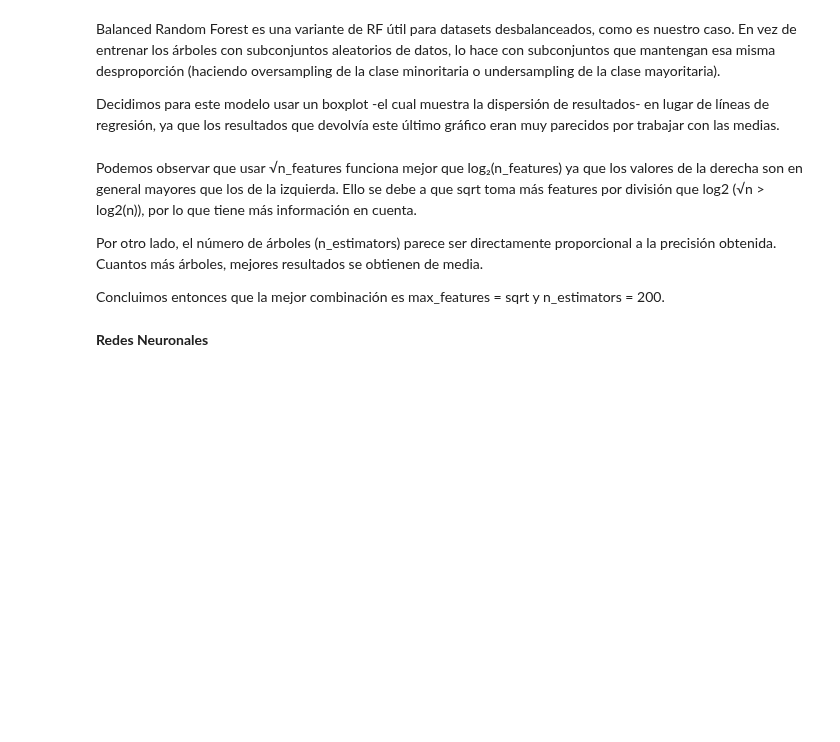
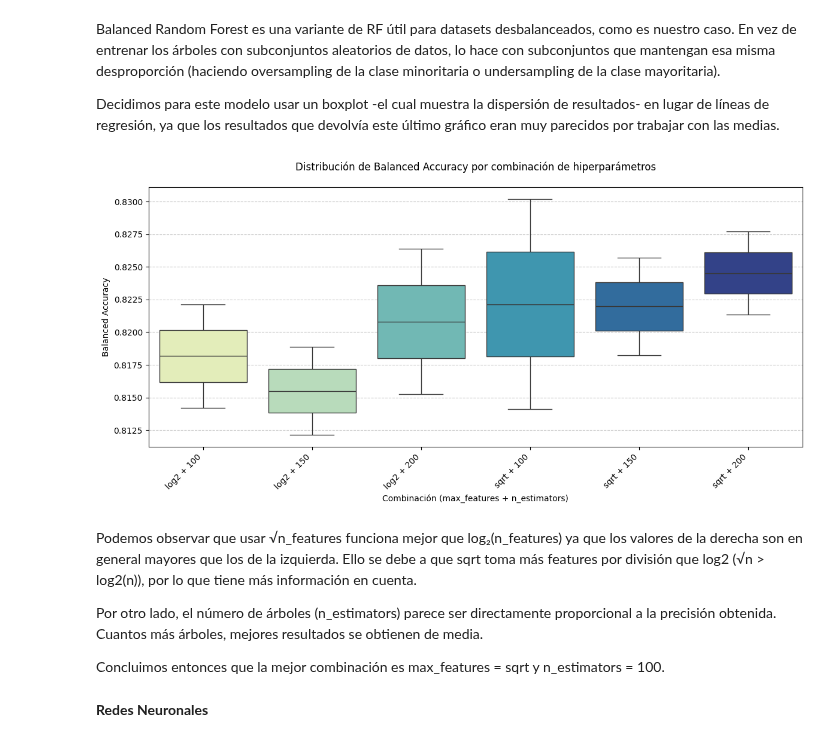
Before and after one commit to kevinMGII/Grupo7-Practica1, a Jupyter notebook: Grupo7_Practica1.ipynb, the cells around one changed output. Saved outputs shown, nothing was run; the diff lists cells and outputs as text; code cells hidden in the pictures; blank space fills up the shorter version.

```diff
--- a/Grupo7_Practica1.ipynb
+++ b/Grupo7_Practica1.ipynb
@@ -820,46 +817,40 @@ Balanced Random Forest es una variante de RF útil para datasets desbalanceados,
 
 Decidimos para este modelo usar un boxplot -el cual muestra la dispersión de resultados- en lugar de líneas de regresión, ya que los resultados que devolvía este último gráfico eran muy parecidos por trabajar con las medias.
 # %%
-import seaborn as sns
-import pandas as pd
-import matplotlib.pyplot as plt
+resultados = pd.DataFrame(gs_brf.cv_results_)                                      # Pasamos los resultados del GridSearchCV a un DataFrame
 
-# Extraemos los resultados del GridSearchCV
-results = pd.DataFrame(gs_brf.cv_results_)
+resultados['param_brf__n_estimators'] = resultados['param_brf__n_estimators'].astype(int)  # Cambiamos el número de árboles a entero
+resultados['param_brf__max_features'] = resultados['param_brf__max_features'].astype(str)  # Cambiamos max_features a string
 
-# Convertimos los hiperparámetros a tipos adecuados
-results['param_brf__n_estimators'] = results['param_brf__n_estimators'].astype(int)
-results['param_brf__max_features'] = results['param_brf__max_features'].astype(str)
+resultados['combinacion_hiperparams'] = resultados['param_brf__max_features'] + " + " + resultados['param_brf__n_estimators'].astype(str)  # Unimos max_features y n_estimators
 
-# Creamos una columna combinada para las categorías del boxplot
-results['combinacion_hiperparams'] = results['param_brf__max_features'] + " + " + results['param_brf__n_estimators'].astype(str)
+resultados = resultados.sort_values(by=['param_brf__max_features', 'param_brf__n_estimators'])   # Ordenamos el DataFrame por los dos hiperparámetros
 
-# Ordenamos las combinaciones para mejor visualización
-results = results.sort_values(by=['param_brf__max_features', 'param_brf__n_estimators'])
-
-# Dibujamos el boxplot
-plt.figure(figsize=(12, 6))
-sns.boxplot(
-    data=results,
-    x='combinacion_hiperparams',
-    y='mean_test_score',
-    palette="YlGnBu"
+plt.figure(figsize=(12, 6))                                                     # Configuramos el tamaño del gráfico
+sns.boxplot(                                                                    # Gráfico de líneas
+    data=resultados,                                                            # Usamos el DataFrame con los resultados del GridSearchCV
+    x='combinacion_hiperparams',                                                # Eje X: combinacion de hiperparams
+    y='mean_test_score',                                                        # Eje Y: puntuacion media
+    hue='combinacion_hiperparams',                                              # Sin esto antes daba warning
+    palette="YlGnBu",                                                           # Colores estándar
+    legend=False                                                                # Ocultamos la leyenda
 )
 
-# Personalizamos el gráfico
-plt.title('Distribución de Balanced Accuracy por combinación de hiperparámetros', pad=20)
-plt.xlabel('Combinación (max_features + n_estimators)')
-plt.ylabel('Balanced Accuracy')
-plt.xticks(rotation=45, ha='right')  # Rotamos las etiquetas para mejor legibilidad
-plt.grid(axis='y', linestyle='--', alpha=0.7)
-plt.tight_layout()
-plt.show()
+plt.title('Distribución de Balanced Accuracy por combinación de hiperparámetros', pad=20)    # Título del gráfico
+plt.xlabel('Combinación (max_features + n_estimators)')                                      # Etiqueta del eje X
+plt.ylabel('Balanced Accuracy')                                                              # Etiqueta del eje X
+plt.xticks(rotation=45, ha='right')                                                          # Rotamos para que se vea mejor
+plt.grid(axis='y', linestyle='--', alpha=0.7)                                                # Cuadrícula personalizada para verlo mejor
+plt.tight_layout()                                                                           # Ajustamos para que no se hagan recortes
+plt.show()                                                                                   # Mostramos el gráfico por pantalla
+# %% [output]
+[figure, added]
 # %% [markdown]
 Podemos observar que usar √n_features funciona mejor que log₂(n_features) ya que los valores de la derecha son en general mayores que los de la izquierda. Ello se debe a que sqrt toma más features por división que log2 (√n > log2(n)), por lo que tiene más información en cuenta.
 
 Por otro lado, el número de árboles (n_estimators) parece ser directamente proporcional a la precisión obtenida. Cuantos más árboles, mejores resultados se obtienen de media.
 
-Concluimos entonces que la mejor combinación es max_features = sqrt y n_estimators = 200.
+Concluimos entonces que la mejor combinación es max_features = sqrt y n_estimators = 100.
 # %% [markdown]
 **Redes Neuronales**
 # %% [markdown]
```
Also changed, not shown: parts of 34 cells of this notebook.
